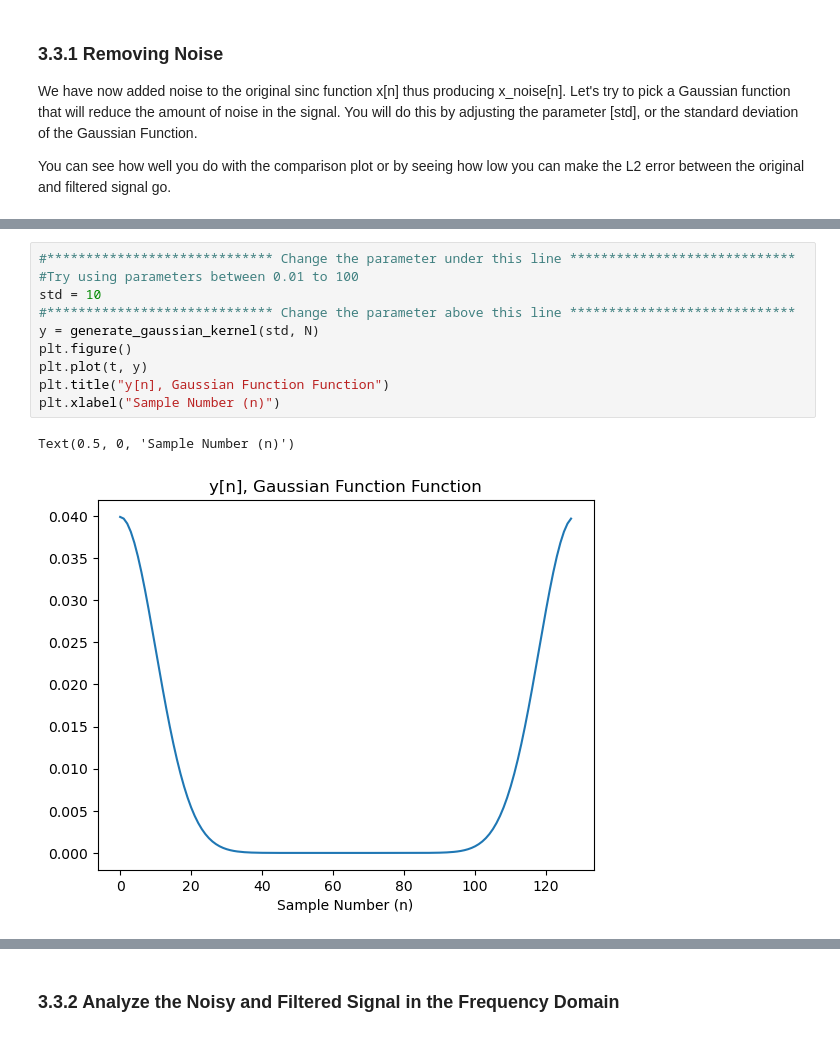
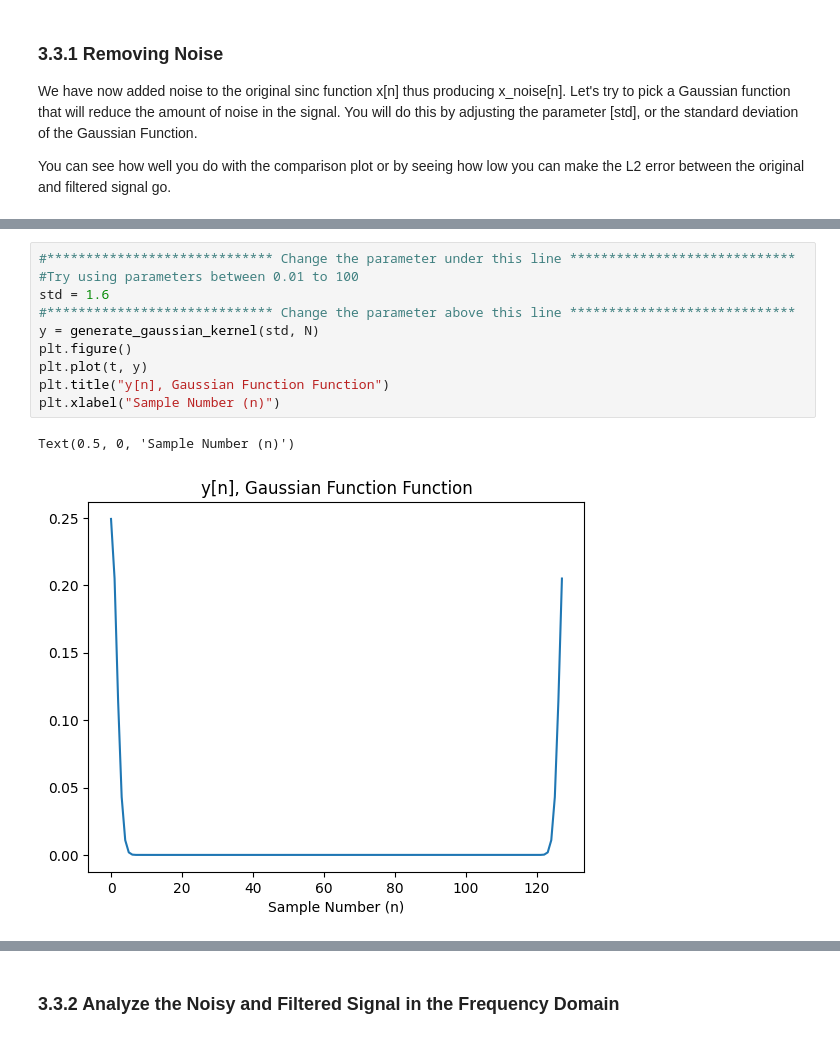
Before and after one commit to HighSpeeds/ECE113, a Jupyter notebook: HW5/hw5.ipynb, the cells around one changed output, grey strips where cells are left out. Drawn from its saved outputs; the diff is of its cells as text.

```diff
--- a/HW5/hw5.ipynb
+++ b/HW5/hw5.ipynb
@@ -280,16 +280,16 @@ plt.legend()
 # %%
 #***************************** Change the parameter under this line *****************************
 #Try using parameters between 0.01 to 100
-std = 10
+std = 1.6
 #***************************** Change the parameter above this line *****************************
 y = generate_gaussian_kernel(std, N)
 plt.figure()
 plt.plot(t, y)
 plt.title("y[n], Gaussian Function Function")
 plt.xlabel("Sample Number (n)")
 # %% [output]
 Text(0.5, 0, 'Sample Number (n)')
-[figure, old version]
+[figure, new version]
 # %%
 z_filtered_signal = convolve_signals(x_noise, y)
 z_filtered_signal = z_filtered_signal / np.max(z_filtered_signal) #normalizing the filtered signal
```
Also changed, not shown: parts of 32 cells of this notebook, 10 other files.
